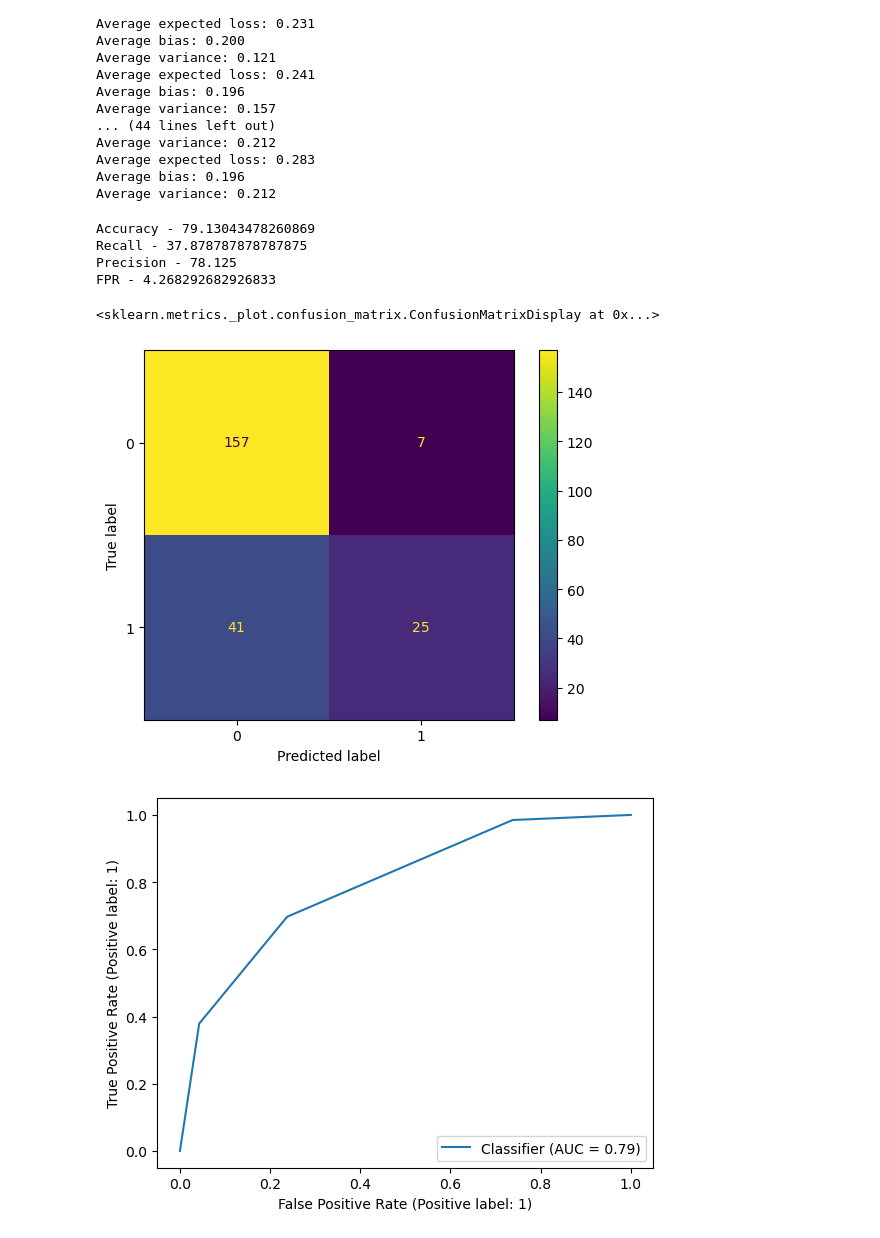
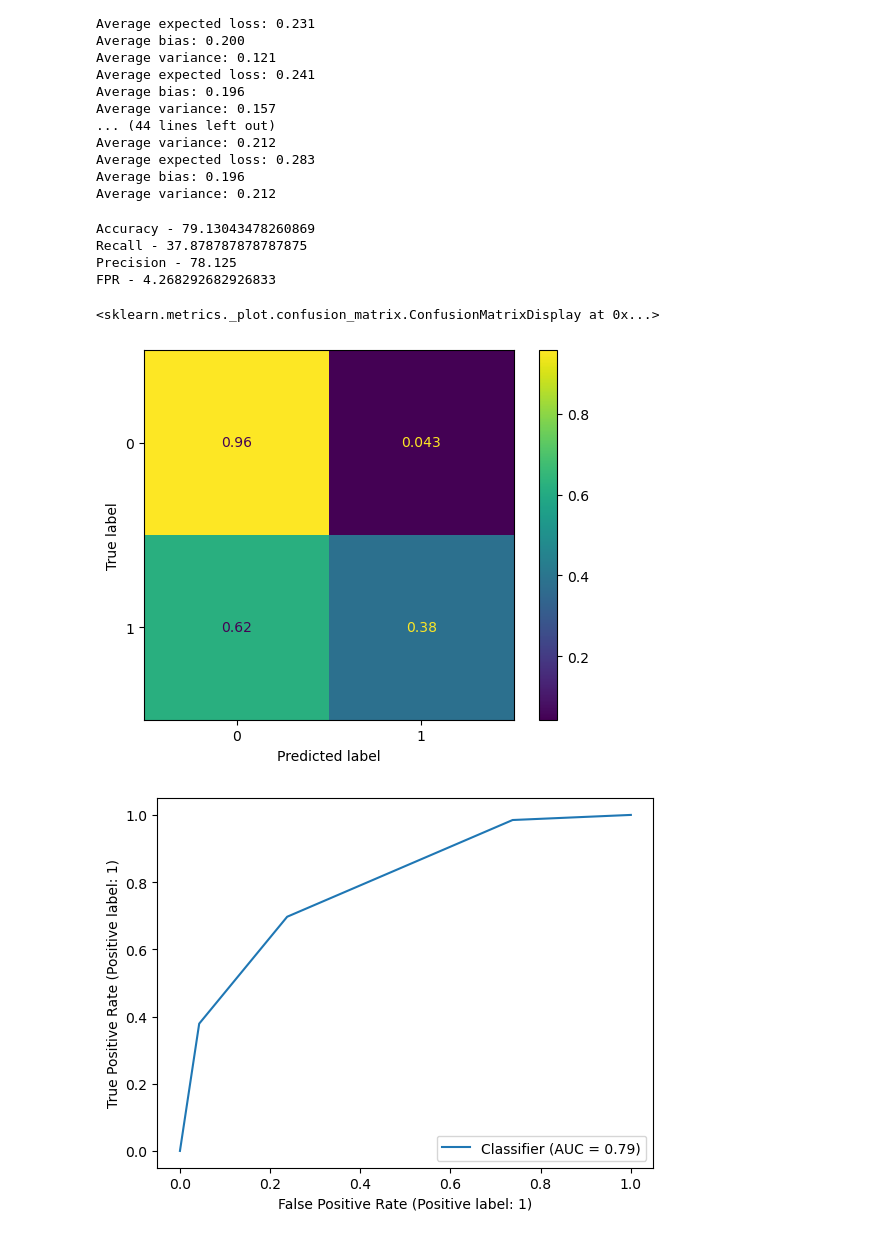
Before and after one commit to meenakshsundaram/AIML, a Jupyter notebook: DecisionTrees/src/diabetes/preprocessing.ipynb, the cells around one changed output. Cells and saved outputs as stored; diff of their text form; code cells hidden in the pictures.

```diff
--- a/DecisionTrees/src/diabetes/preprocessing.ipynb
+++ b/DecisionTrees/src/diabetes/preprocessing.ipynb
@@ -65,25 +65,25 @@ Average variance: 0.212
 # %%
 dtree = DecisionTreeClassifier(random_state=RANDOM_SEED,criterion=criterion,max_depth=2,class_weight=class_weight)
 dtree.fit(train_x_df,train_y_df)
 pred_test_y=dtree.predict(test_x_df)
 proba_test_y = dtree.predict_proba(test_x_df)
 
 Accuracy= 100*metrics.accuracy_score(test_y_df,pred_test_y)
 Recall=100*metrics.recall_score(test_y_df,pred_test_y)
 Precision= 100*metrics.precision_score(test_y_df,pred_test_y)
 FPR = 100*(1-metrics.recall_score(test_y_df,pred_test_y,pos_label=0))
 print(f"Accuracy - {Accuracy}")
 print(f"Recall - {Recall}")
 print(f"Precision - {Precision}")
 print(f"FPR - {FPR}")
-metrics.ConfusionMatrixDisplay.from_predictions(test_y_df,pred_test_y)
+metrics.ConfusionMatrixDisplay.from_predictions(test_y_df,pred_test_y,normalize='true')
 # %% [output]
 Accuracy - 79.13043478260869
 Recall - 37.878787878787875
 Precision - 78.125
 FPR - 4.268292682926833
 <sklearn.metrics._plot.confusion_matrix.ConfusionMatrixDisplay at 0x...>
-[figure, old version]
+[figure, new version]
 # %%
 
 rocDisplay = metrics.RocCurveDisplay.from_predictions(test_y_df,proba_test_y[:,1])
```
Also changed, not shown: 2 other files.
